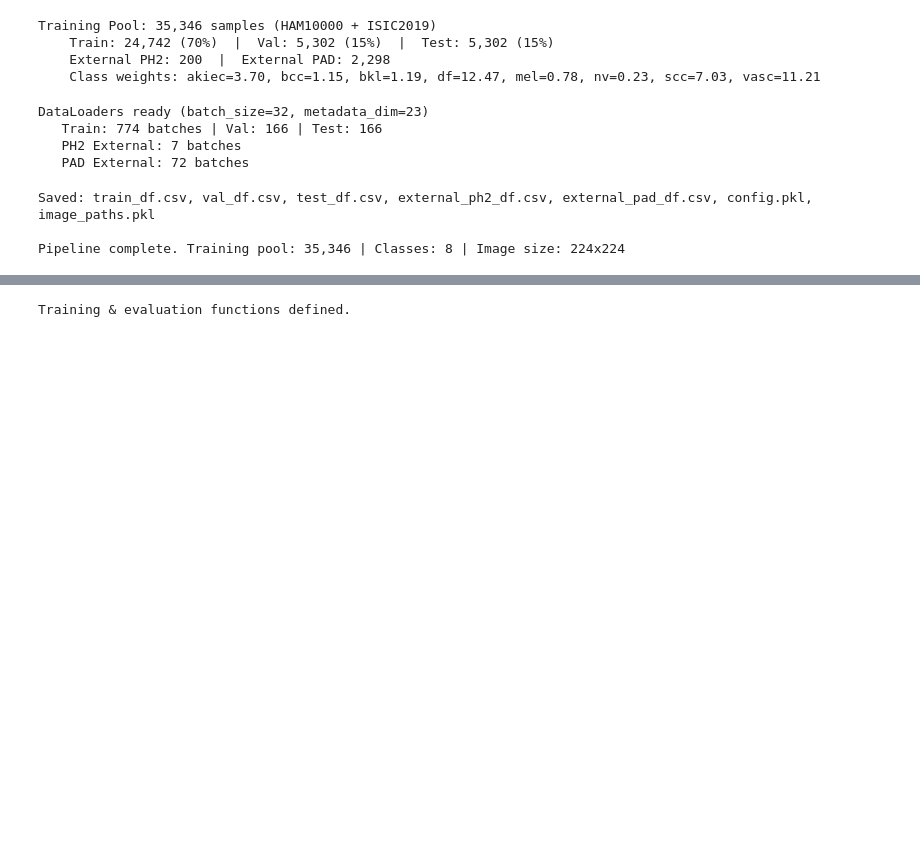
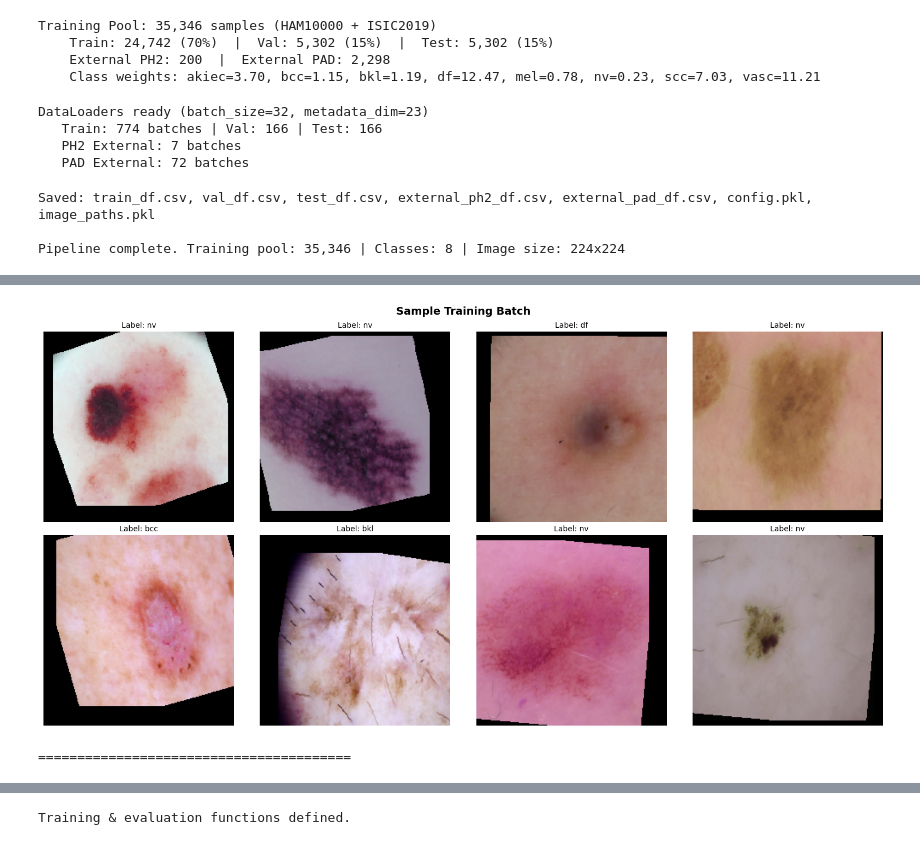
Before and after one commit to UNM-SEGP-Group-6/Skin-Cancer-Model, a Jupyter notebook: V0.2/SkinCancerModel.ipynb, the cells around one changed output, grey strips where cells are left out. Cells and saved outputs as stored; diff of their text form; code cells hidden in the pictures; blank space fills up the shorter version.

```diff
--- a/V0.2/SkinCancerModel.ipynb
+++ b/V0.2/SkinCancerModel.ipynb
@@ -637,18 +722,18 @@ DataLoaders ready (batch_size=32, metadata_dim=23)
 # ============================================================
 
 # Save split DataFrames to CSV for reproducibility
-train_df.to_csv(os.path.join(SAVE_DIR, "train_df.csv"), index=False)
-val_df.to_csv(os.path.join(SAVE_DIR, "val_df.csv"), index=False)
-test_df.to_csv(os.path.join(SAVE_DIR, "test_df.csv"), index=False)
-external_ph2_df.to_csv(os.path.join(SAVE_DIR, "external_ph2_df.csv"), index=False)
-external_pad_df.to_csv(os.path.join(SAVE_DIR, "external_pad_df.csv"), index=False)
+train_df.to_csv(os.path.join(DIR_NAME, "train_df.csv"), index=False)
+val_df.to_csv(os.path.join(DIR_NAME, "val_df.csv"), index=False)
+test_df.to_csv(os.path.join(DIR_NAME, "test_df.csv"), index=False)
+external_ph2_df.to_csv(os.path.join(DIR_NAME, "external_ph2_df.csv"), index=False)
+external_pad_df.to_csv(os.path.join(DIR_NAME, "external_pad_df.csv"), index=False)
 
 # Save configuration and image paths for later use
 config = {
     "split_strategy": "OPTION_A",
     "class_scheme": CLASS_SCHEME,
     "num_classes": len(CLASS_SCHEME),
-    "img_size": IMG_SIZE,
+    "img_size": cfg.data.img_size,
     "metadata_dim": train_dataset.get_metadata_dim(),
     "class_weights": class_weights,
     "weights_tensor": weights_tensor.numpy().tolist(),
@@ -659,14 +744,64 @@ config = {
     "external_pad_size": len(external_pad_df)
 }
 
-with open(os.path.join(SAVE_DIR, "config.pkl"), "wb") as f:
+with open(os.path.join(DIR_NAME, "config.pkl"), "wb") as f:
     pickle.dump(config, f)
-with open(os.path.join(SAVE_DIR, "image_paths.pkl"), "wb") as f:
+with open(os.path.join(DIR_NAME, "image_paths.pkl"), "wb") as f:
     pickle.dump(all_image_paths, f)
 
 print("Saved: train_df.csv, val_df.csv, test_df.csv, external_ph2_df.csv, external_pad_df.csv, config.pkl, image_paths.pkl")
-print(f"\nPipeline complete. Training pool: {len(combined_df):,} | Classes: {len(CLASS_SCHEME)} | Image size: {IMG_SIZE}x{IMG_SIZE}")
+print(f"\nPipeline complete. Training pool: {len(combined_df):,} | Classes: {len(CLASS_SCHEME)} | Image size: {cfg.data.img_size}x{cfg.data.img_size}")
 # %% [output]
 Saved: train_df.csv, val_df.csv, test_df.csv, external_ph2_df.csv, external_pad_df.csv, config.pkl, image_paths.pkl
 
 Pipeline complete. Training pool: 35,346 | Classes: 8 | Image size: 224x224
+# %%
+# ============================================================
+# Cell 8.5: Verification
+# ============================================================
+
+# --- Dataset Inclusion ---
+print(f"{"=" * 40}")
+print("📂 Checking dataset paths...")
+for dataset, paths in PATHS.items():
+    base = paths['base']
+    if os.path.exists(base):
+        print(f"   ✅ {dataset}: Found")
+        contents = os.listdir(base)[:5]
+        print(f"      Contents: {contents}...")
+    else:
+        print(f"   ❌ {dataset}: NOT FOUND - Please add this dataset!")
+print(f"{"=" * 40}")
+
+# --- Dataloader Verification ---
+print("🔍 VERIFYING DATALOADER")
+
+images, metadata, labels = next(iter(train_loader))
+
+print(f"\n📊 Batch Shapes:")
+print(f"   Images:   {images.shape}")
+print(f"   Metadata: {metadata.shape}")
+print(f"   Labels:   {labels.shape}")
+
+# Visualize
+def denormalize(img):
+    mean = torch.tensor(IMAGENET_MEAN).view(3, 1, 1)
+    std = torch.tensor(IMAGENET_STD).view(3, 1, 1)
+    return img * std + mean
+
+fig, axes = plt.subplots(2, 4, figsize=(16, 8))
+axes = axes.flatten()
+
+for i in range(min(8, len(images))):
+    img = denormalize(images[i]).permute(1, 2, 0).numpy()
+    img = np.clip(img, 0, 1)
+    label_name = train_dataset.label_encoder.inverse_transform([labels[i].item()])[0]
+    axes[i].imshow(img)
+    axes[i].set_title(f'Label: {label_name}', fontsize=10)
+    axes[i].axis('off')
+
+plt.suptitle('Sample Training Batch', fontsize=14, fontweight='bold')
+plt.tight_layout()
+plt.show()
+print(f"{"=" * 40}")
+# %% [output]
@@ -673,3 +825,5 @@ Pipeline complete. Training pool: 35,346 | Classes: 8 | Image size: 224x224
+[figure, added]
+========================================
 # %%
 # ============================================================
 # Cell 9: Model Architecture
```
Also changed, not shown: parts of 12 cells of this notebook, 1 other file.
